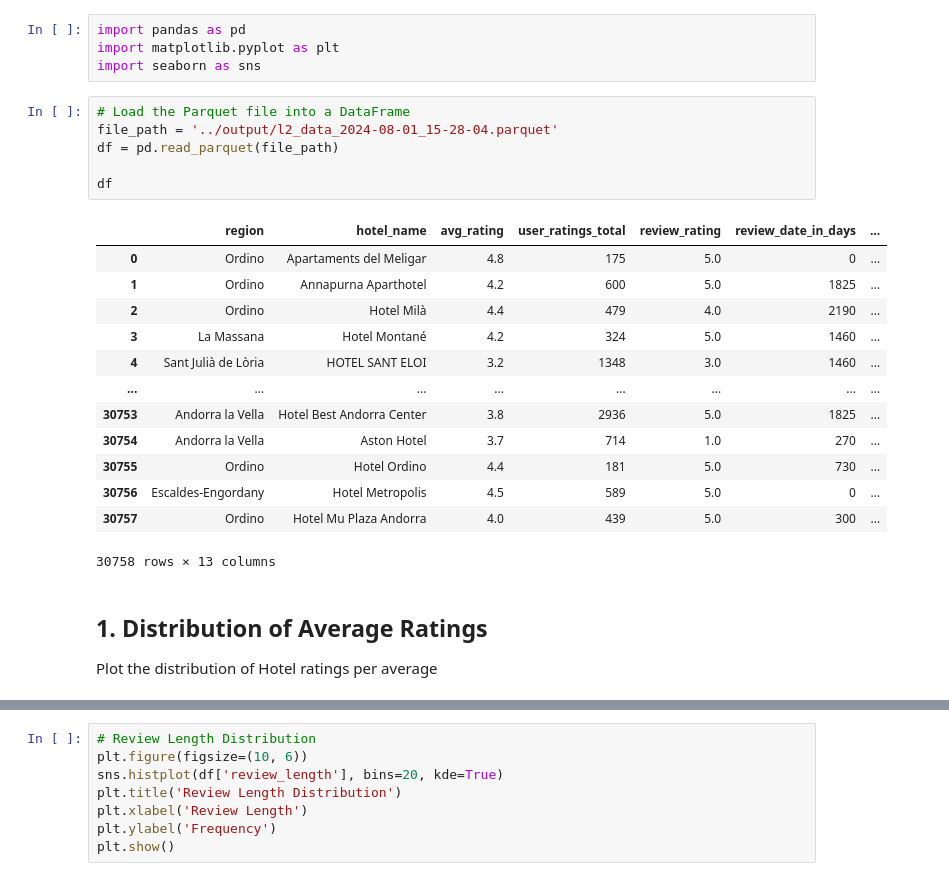
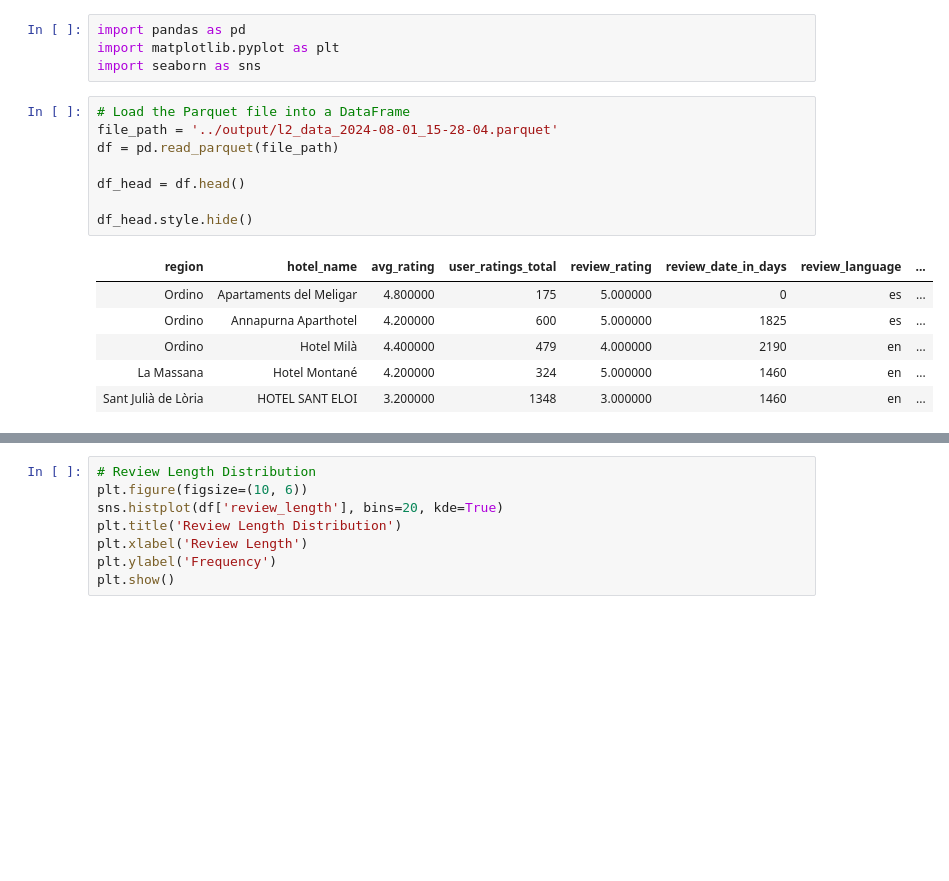
Before and after one commit to PromaChow/HotelRecommendationSystem, a Jupyter notebook: src/data_visualization_l2.ipynb, the cells around one changed output, grey strips where cells are left out. Saved outputs shown, nothing was run; the diff lists cells and outputs as text; blank space fills up the shorter version.

```diff
--- a/src/data_visualization_l2.ipynb
+++ b/src/data_visualization_l2.ipynb
@@ -9,24 +9,15 @@ import seaborn as sns
 # %%
 # Load the Parquet file into a DataFrame
 file_path = '../output/l2_data_2024-08-01_15-28-04.parquet'
 df = pd.read_parquet(file_path)
 
-df
+df_head = df.head()
+
+df_head.style.hide()
 # %% [output]
-|  | region | hotel_name | avg_rating | user_ratings_total | review_rating | review_date_in_days | ... |
-| 0 | Ordino | Apartaments del Meligar | 4.8 | 175 | 5.0 | 0 | ... |
-| 1 | Ordino | Annapurna Aparthotel | 4.2 | 600 | 5.0 | 1825 | ... |
-| 2 | Ordino | Hotel Milà | 4.4 | 479 | 4.0 | 2190 | ... |
-| 3 | La Massana | Hotel Montané | 4.2 | 324 | 5.0 | 1460 | ... |
-| 4 | Sant Julià de Lòria | HOTEL SANT ELOI | 3.2 | 1348 | 3.0 | 1460 | ... |
-| ... | ... | ... | ... | ... | ... | ... | ... |
-| 30753 | Andorra la Vella | Hotel Best Andorra Center | 3.8 | 2936 | 5.0 | 1825 | ... |
-| 30754 | Andorra la Vella | Aston Hotel | 3.7 | 714 | 1.0 | 270 | ... |
-| 30755 | Ordino | Hotel Ordino | 4.4 | 181 | 5.0 | 730 | ... |
-| 30756 | Escaldes-Engordany | Hotel Metropolis | 4.5 | 589 | 5.0 | 0 | ... |
-| 30757 | Ordino | Hotel Mu Plaza Andorra | 4.0 | 439 | 5.0 | 300 | ... |
+| region | hotel_name | avg_rating | user_ratings_total | review_rating | review_date_in_days | review_language | ... |
+| Ordino | Apartaments del Meligar | 4.800000 | 175 | 5.000000 | 0 | es | ... |
+| Ordino | Annapurna Aparthotel | 4.200000 | 600 | 5.000000 | 1825 | es | ... |
+| Ordino | Hotel Milà | 4.400000 | 479 | 4.000000 | 2190 | en | ... |
+| La Massana | Hotel Montané | 4.200000 | 324 | 5.000000 | 1460 | en | ... |
+| Sant Julià de Lòria | HOTEL SANT ELOI | 3.200000 | 1348 | 3.000000 | 1460 | en | ... |
-30758 rows × 13 columns
-# %% [markdown]
-## 1. Distribution of Average Ratings
-
-Plot the distribution of Hotel ratings per average
```
Also changed, not shown: parts of 8 cells of this notebook, 6 other files.
